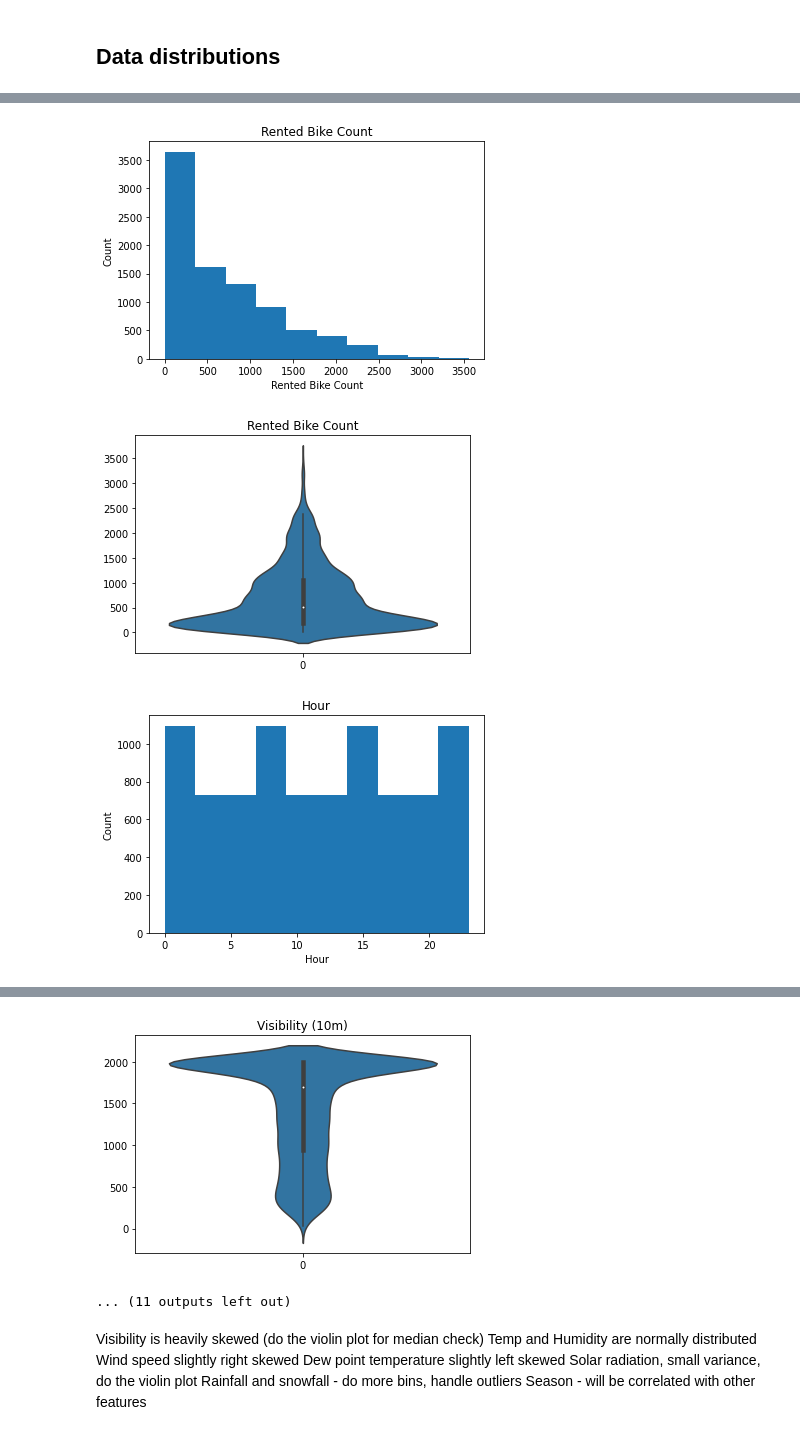
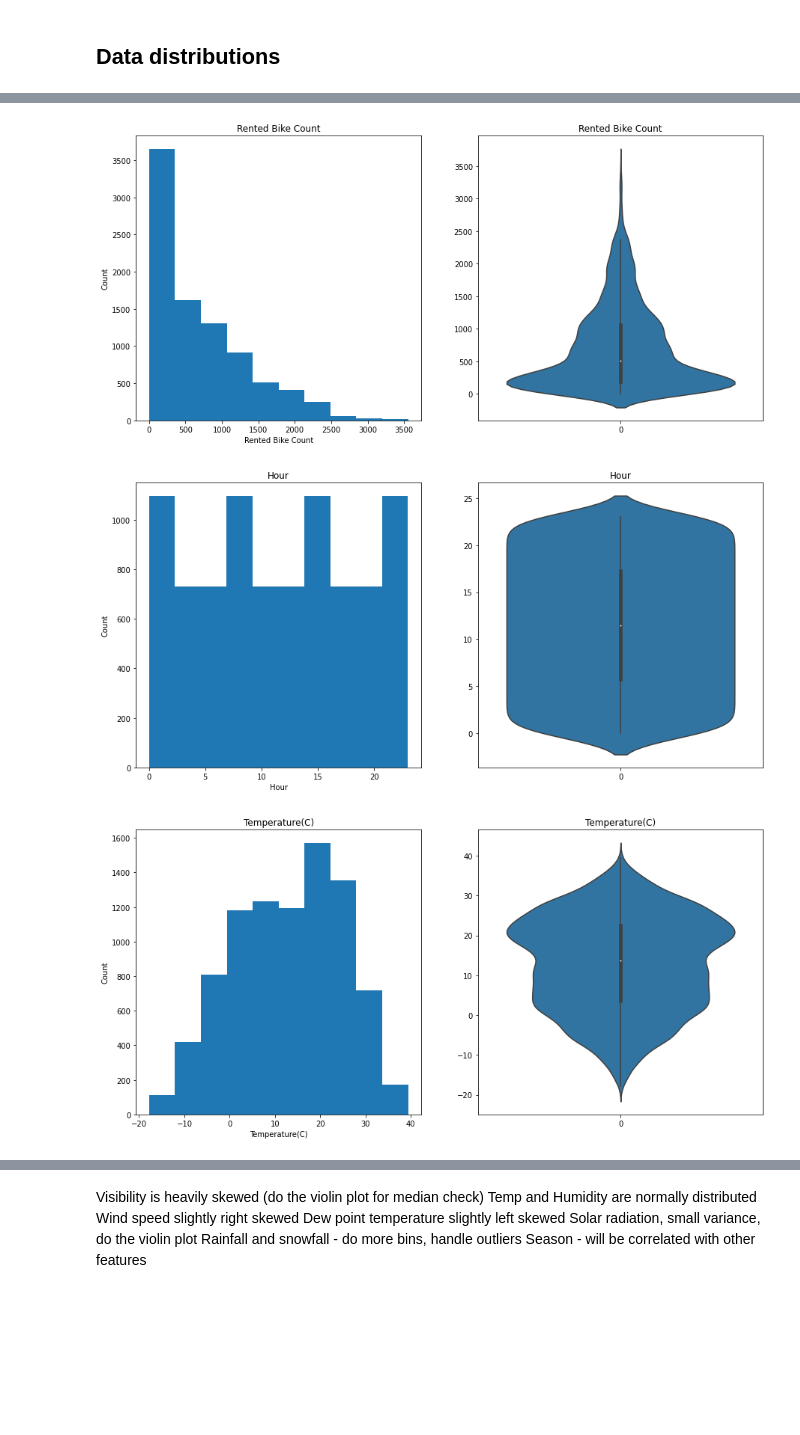
Before and after one commit to R0go/Bikes, a Jupyter notebook: Bikes_project.ipynb, the cells around one changed output, grey strips where cells are left out. Cells and saved outputs as stored; diff of their text form; code cells hidden in the pictures; blank space fills up the shorter version.

Commit message:
created subplots for the histograms and violin plots

```diff
--- a/Bikes_project.ipynb
+++ b/Bikes_project.ipynb
@@ -141,26 +153,28 @@ print(grouping)
 # %%
 for i in bikes_df.columns:
-    if i == 'Date':
+    if i == 'Date' or bikes_df[i].dtype == 'bool':
         continue
     elif bikes_df[i].dtype == 'object':
         grouping = bikes_df.groupby(i).size().reset_index()
         grouping.columns = [i, 'count']
         sns.barplot(data = grouping,  x = i, y = 'count')
         plt.title(i)
         plt.show()
         plt.clf
     else:
+        fig, ax = plt.subplots(figsize=(15,7))
+        ax = plt.subplot(1,2,1)
+        plt.figure
         plt.hist(bikes_df[i])
         plt.title(i)
         plt.xlabel(i)
         plt.ylabel('Count')
-        plt.show()
-        plt.clf
+        ax = plt.subplot(1,2,2)
         sns.violinplot(data=bikes_df[i])
         plt.title(i)
         plt.show()
         plt.clf
 # %% [output]
-[figure, old version]
+[figure, new version]
-[figure, old version]
+[figure, new version]
-[figure, old version]
+[figure, new version]
@@ -175,5 +189,3 @@ for i in bikes_df.columns:
-[figure, removed]
-... (11 outputs left out)
 # %% [markdown]
 Visibility is heavily skewed (do the violin plot for median check)
 Temp and Humidity are normally distributed
```
Also changed, not shown: parts of 13 cells of this notebook.
